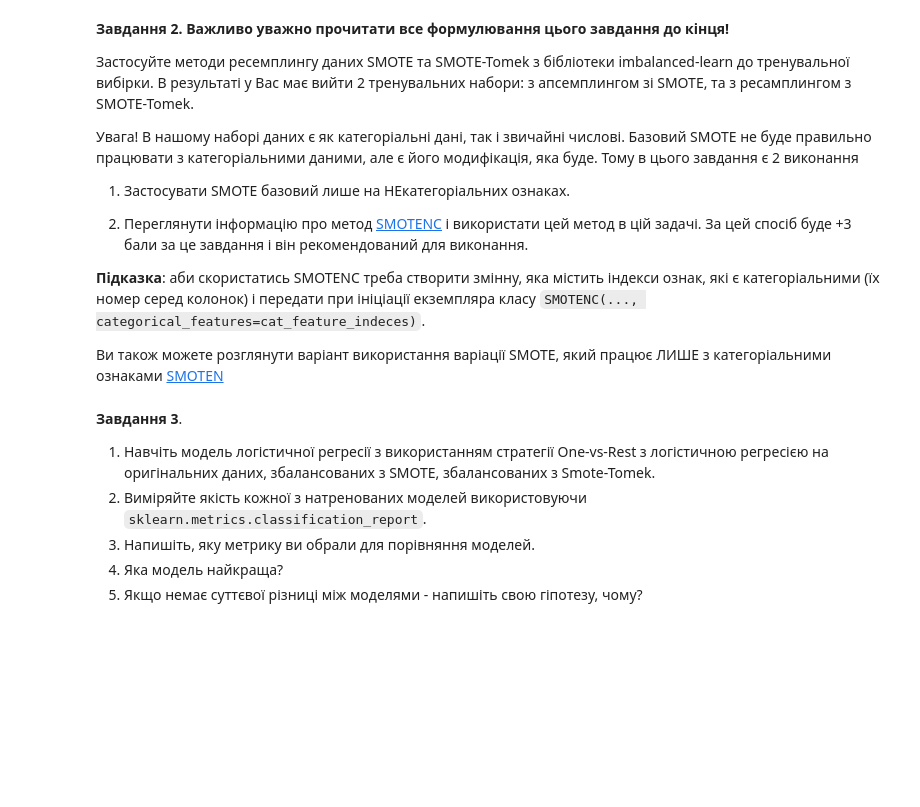
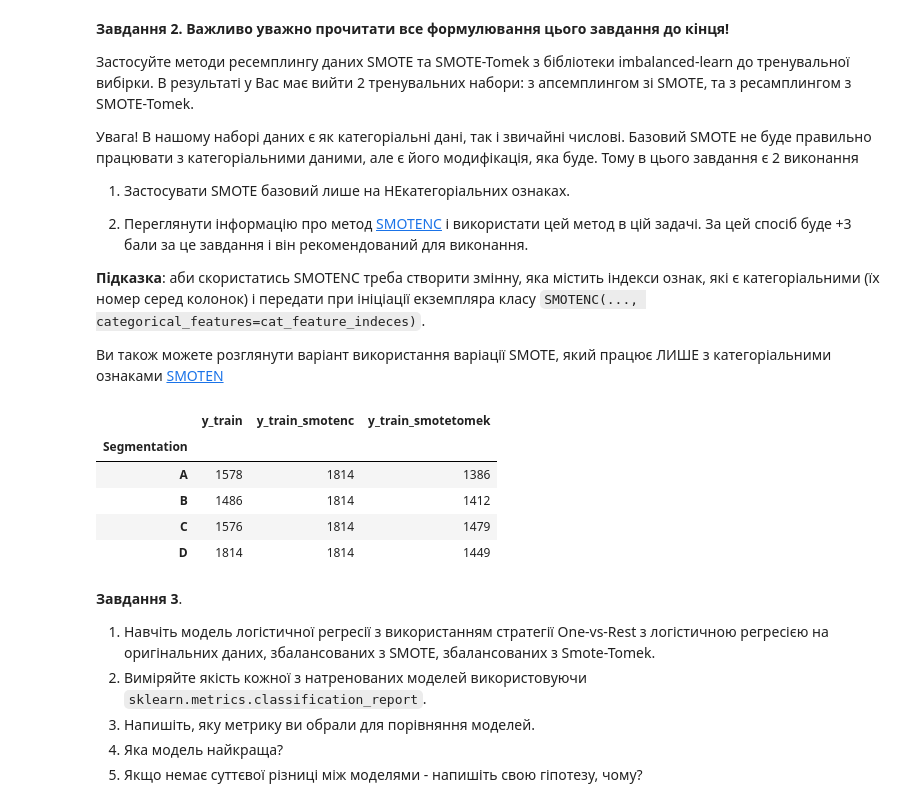
Before and after one commit to Alenushka2013/ML_for_people_tasks, a Jupyter notebook: HW_2_2_4_Unbalanced_multiclass_classification.ipynb, the cells around one changed output. Cells and saved outputs as stored; diff of their text form; code cells hidden in the pictures; blank space fills up the shorter version.

```diff
--- a/HW_2_2_4_Unbalanced_multiclass_classification.ipynb
+++ b/HW_2_2_4_Unbalanced_multiclass_classification.ipynb
@@ -149,6 +170,36 @@ X_test = X_test[numeric_cols + encoded_cols]
   **Підказка**: аби скористатись SMOTENC треба створити змінну, яка містить індекси ознак, які є категоріальними (їх номер серед колонок) і передати при ініціації екземпляра класу `SMOTENC(..., categorical_features=cat_feature_indeces)`.
 
   Ви також можете розглянути варіант використання варіації SMOTE, який працює ЛИШЕ з категоріальними ознаками [SMOTEN](https://imbalanced-learn.org/dev/references/generated/imblearn.over_sampling.SMOTEN.html)
+# %%
+from imblearn.over_sampling import SMOTENC
+from imblearn.combine import SMOTETomek
+
+#SMOTENC resampling
+encoded_col_indices = [X_train.columns.get_loc(col) for col in encoded_cols]
+
+smotenc = SMOTENC(categorical_features=encoded_col_indices, random_state=42)
+X_train_smotenc, y_train_smotenc = smotenc.fit_resample(X_train, y_train)
+
+#SMOTE-Tomek resampling
+smotetomek = SMOTETomek(random_state=0)
+X_train_smotetomek, y_train_smotetomek = smotetomek.fit_resample(X_train, y_train)
+
+# Створюємо словник, де ключі - це назви, а значення - результати value_counts()
+counts_dict = {
+    'y_train': y_train.value_counts(),
+    'y_train_smotenc': y_train_smotenc.value_counts(),
+    'y_train_smotetomek': y_train_smotetomek.value_counts()
+}
+
+# Виводимо DataFrame
+display(pd.DataFrame(counts_dict))
+# %% [output]
+|  | y_train | y_train_smotenc | y_train_smotetomek |
+| Segmentation |  |  |  |
+| A | 1578 | 1814 | 1386 |
+| B | 1486 | 1814 | 1412 |
+| C | 1576 | 1814 | 1479 |
+| D | 1814 | 1814 | 1449 |
 # %% [markdown]
 **Завдання 3**.
   1. Навчіть модель логістичної регресії з використанням стратегії One-vs-Rest з логістичною регресією на оригінальних даних, збалансованих з SMOTE, збалансованих з Smote-Tomek.
```
Also changed, not shown: parts of 9 cells of this notebook.
